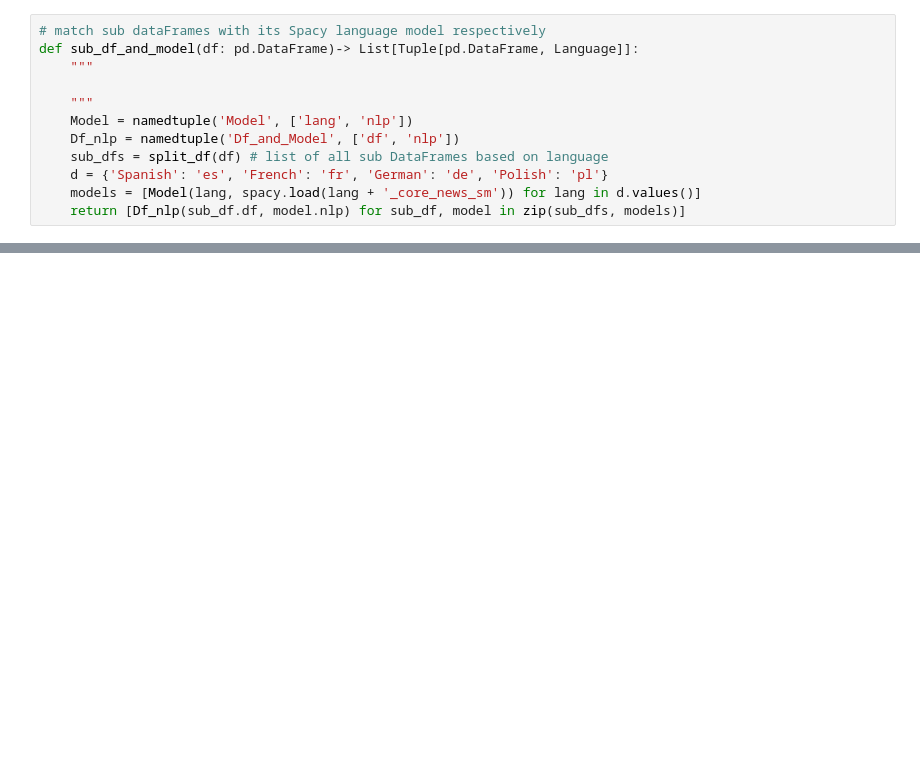
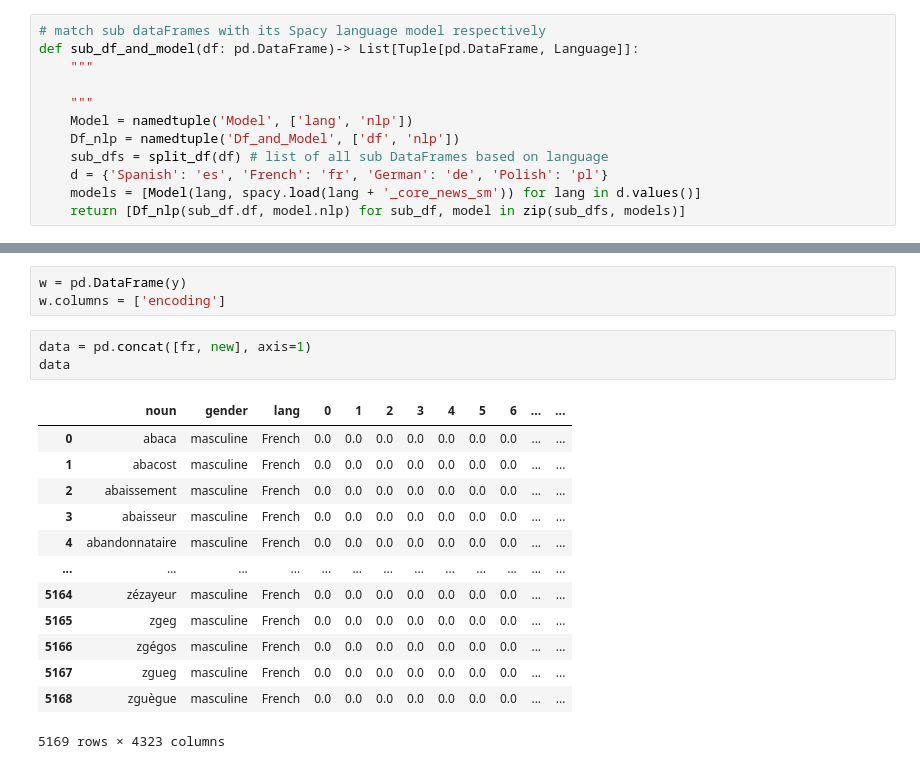
Before and after one commit to NinaNusb/-Morphology-Gender-assignment, a Jupyter notebook: notebooks/main.ipynb, the cells around one changed output, grey strips where cells are left out. Drawn from its saved outputs; the diff is of its cells as text; blank space fills up the shorter version.

```diff
--- a/notebooks/main.ipynb
+++ b/notebooks/main.ipynb
@@ -84,0 +279,20 @@ def sub_to_json(sub_dfs: List[pd.DataFrame])-> None:
+# %%
+w = pd.DataFrame(y)
+w.columns = ['encoding']
+# %%
+data = pd.concat([fr, new], axis=1)
+data
+# %% [output]
+|  | noun | gender | lang | 0 | 1 | 2 | 3 | 4 | 5 | 6 | ... | ... |
+| 0 | abaca | masculine | French | 0.0 | 0.0 | 0.0 | 0.0 | 0.0 | 0.0 | 0.0 | ... | ... |
+| 1 | abacost | masculine | French | 0.0 | 0.0 | 0.0 | 0.0 | 0.0 | 0.0 | 0.0 | ... | ... |
+| 2 | abaissement | masculine | French | 0.0 | 0.0 | 0.0 | 0.0 | 0.0 | 0.0 | 0.0 | ... | ... |
+| 3 | abaisseur | masculine | French | 0.0 | 0.0 | 0.0 | 0.0 | 0.0 | 0.0 | 0.0 | ... | ... |
+| 4 | abandonnataire | masculine | French | 0.0 | 0.0 | 0.0 | 0.0 | 0.0 | 0.0 | 0.0 | ... | ... |
+| ... | ... | ... | ... | ... | ... | ... | ... | ... | ... | ... | ... | ... |
+| 5164 | zézayeur | masculine | French | 0.0 | 0.0 | 0.0 | 0.0 | 0.0 | 0.0 | 0.0 | ... | ... |
+| 5165 | zgeg | masculine | French | 0.0 | 0.0 | 0.0 | 0.0 | 0.0 | 0.0 | 0.0 | ... | ... |
+| 5166 | zgégos | masculine | French | 0.0 | 0.0 | 0.0 | 0.0 | 0.0 | 0.0 | 0.0 | ... | ... |
+| 5167 | zgueg | masculine | French | 0.0 | 0.0 | 0.0 | 0.0 | 0.0 | 0.0 | 0.0 | ... | ... |
+| 5168 | zguègue | masculine | French | 0.0 | 0.0 | 0.0 | 0.0 | 0.0 | 0.0 | 0.0 | ... | ... |
+5169 rows × 4323 columns
```
Also changed, not shown: parts of 23 cells of this notebook.
